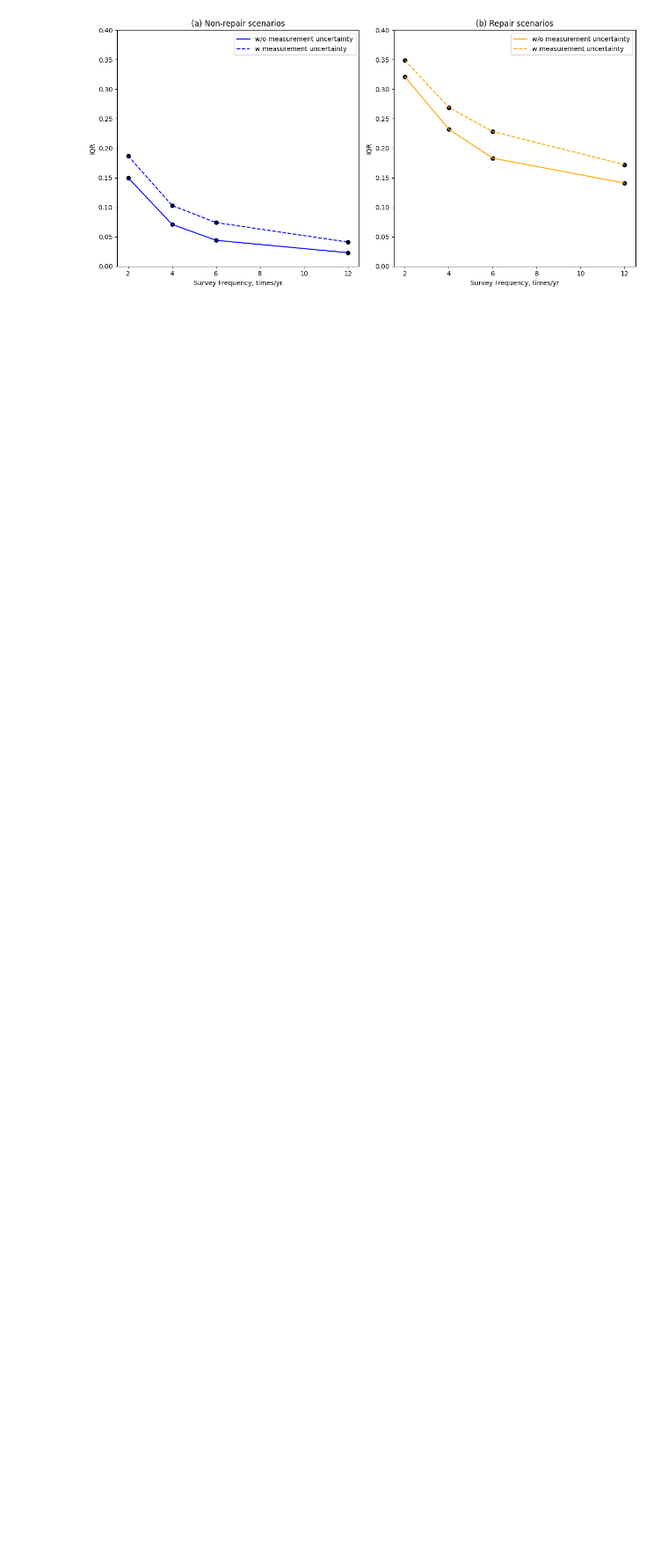
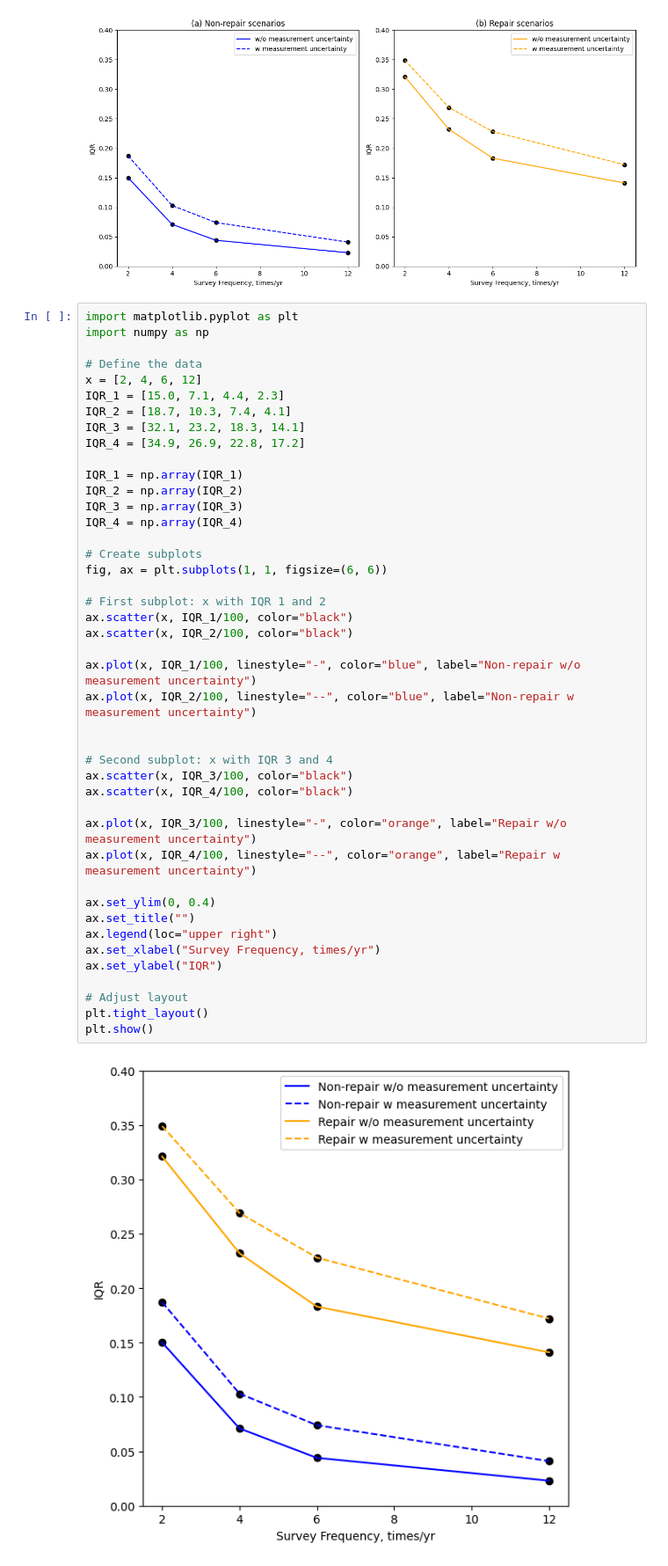
Before and after one commit to HJJJJX/Figure-Plotting, a Jupyter notebook: ATCE.ipynb, the cells around one changed output. Shown at 88% size. Drawn from its saved outputs; the diff is of its cells as text; blank space fills up the shorter version.

```diff
--- a/ATCE.ipynb
+++ b/ATCE.ipynb
@@ -148,6 +148,51 @@ plt.tight_layout()
 plt.show()
 # %% [output]
 [figure]
+# %%
+import matplotlib.pyplot as plt
+import numpy as np
+
+# Define the data
+x = [2, 4, 6, 12]
+IQR_1 = [15.0, 7.1, 4.4, 2.3]
+IQR_2 = [18.7, 10.3, 7.4, 4.1]
+IQR_3 = [32.1, 23.2, 18.3, 14.1]
+IQR_4 = [34.9, 26.9, 22.8, 17.2]
+
+IQR_1 = np.array(IQR_1)
+IQR_2 = np.array(IQR_2)
+IQR_3 = np.array(IQR_3)
+IQR_4 = np.array(IQR_4)
+
+# Create subplots
+fig, ax = plt.subplots(1, 1, figsize=(6, 6))
+
+# First subplot: x with IQR 1 and 2
+ax.scatter(x, IQR_1/100, color="black")
+ax.scatter(x, IQR_2/100, color="black")
+
+ax.plot(x, IQR_1/100, linestyle="-", color="blue", label="Non-repair w/o measurement uncertainty")
+ax.plot(x, IQR_2/100, linestyle="--", color="blue", label="Non-repair w measurement uncertainty")
+
+
+# Second subplot: x with IQR 3 and 4
+ax.scatter(x, IQR_3/100, color="black")
+ax.scatter(x, IQR_4/100, color="black")
+
+ax.plot(x, IQR_3/100, linestyle="-", color="orange", label="Repair w/o measurement uncertainty")
+ax.plot(x, IQR_4/100, linestyle="--", color="orange", label="Repair w measurement uncertainty")
+
+ax.set_ylim(0, 0.4)
+ax.set_title("")
+ax.legend(loc="upper right")
+ax.set_xlabel("Survey Frequency, times/yr")
+ax.set_ylabel("IQR")
+
+# Adjust layout
+plt.tight_layout()
+plt.show()
+# %% [output]
+[figure, added]
 # %%
 import matplotlib.pyplot as plt
 import numpy as np
```
